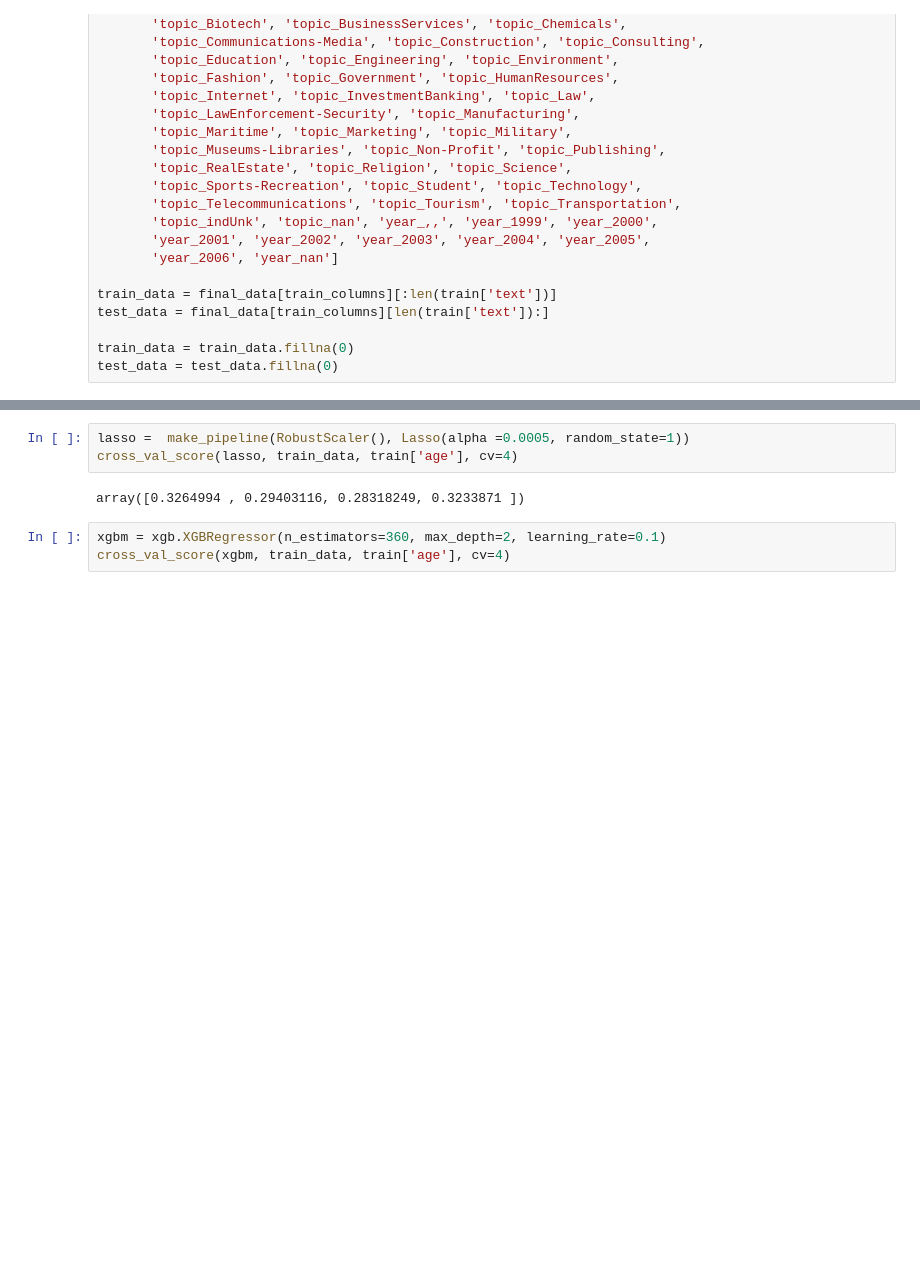
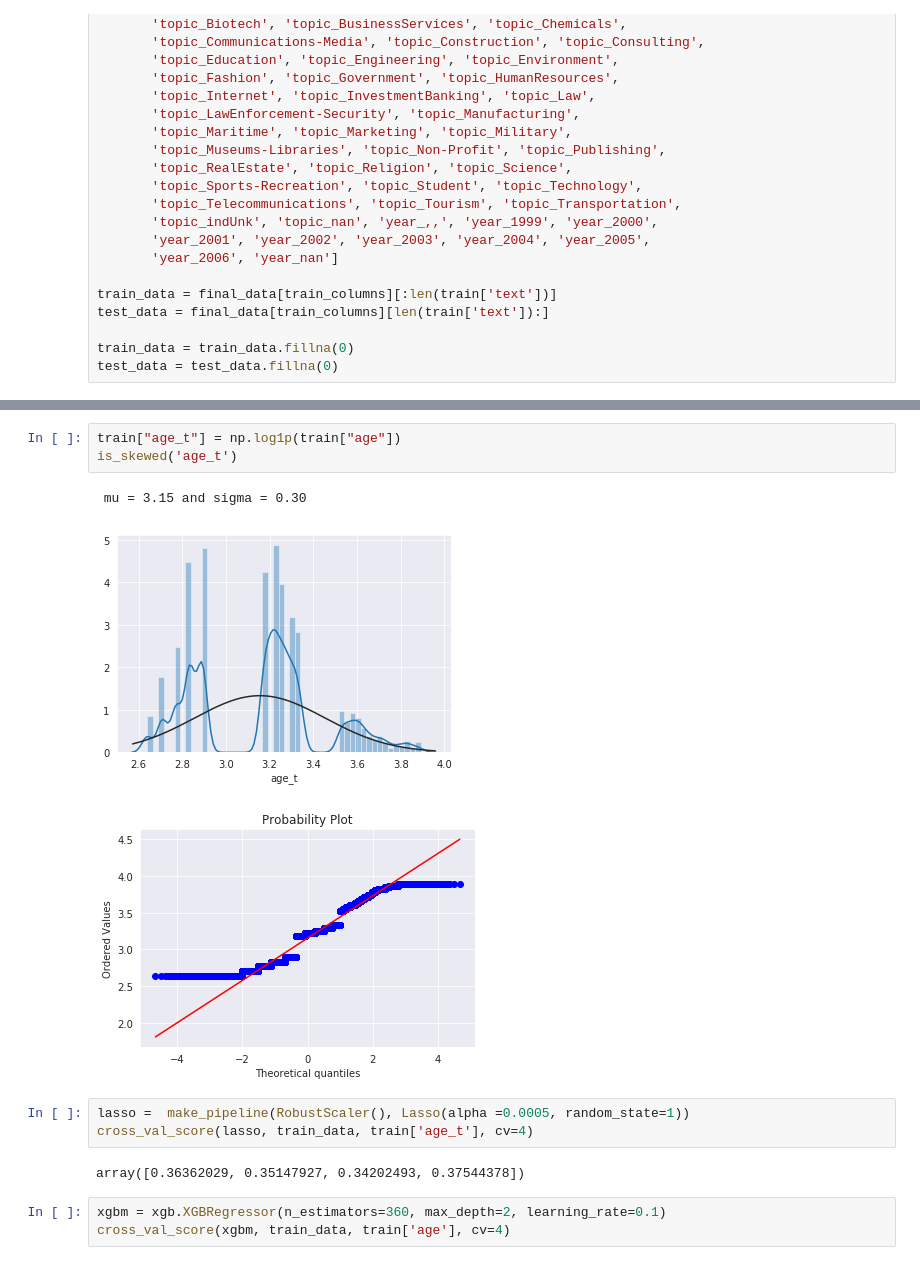
Before and after one commit to CharishmaR/sys6018-competition-blogger-characteristics, a Jupyter notebook: word_vectors.ipynb, the cells around one changed output, grey strips where cells are left out. Cells and saved outputs as stored; diff of their text form; blank space fills up the shorter version.

```diff
--- a/word_vectors.ipynb
+++ b/word_vectors.ipynb
@@ -286,8 +363,15 @@ test_data = test_data.fillna(0)
+# %%
+train["age_t"] = np.log1p(train["age"])
+is_skewed('age_t')
+# %% [output]
+ mu = 3.15 and sigma = 0.30
+[figure, added]
+[figure, added]
 # %%
 lasso =  make_pipeline(RobustScaler(), Lasso(alpha =0.0005, random_state=1))
-cross_val_score(lasso, train_data, train['age'], cv=4)
+cross_val_score(lasso, train_data, train['age_t'], cv=4)
 # %% [output]
-array([0.3264994 , 0.29403116, 0.28318249, 0.3233871 ])
+array([0.36362029, 0.35147927, 0.34202493, 0.37544378])
 # %%
 xgbm = xgb.XGBRegressor(n_estimators=360, max_depth=2, learning_rate=0.1)
 cross_val_score(xgbm, train_data, train['age'], cv=4)
```
Also changed, not shown: parts of 8 cells of this notebook, 2 other files.
